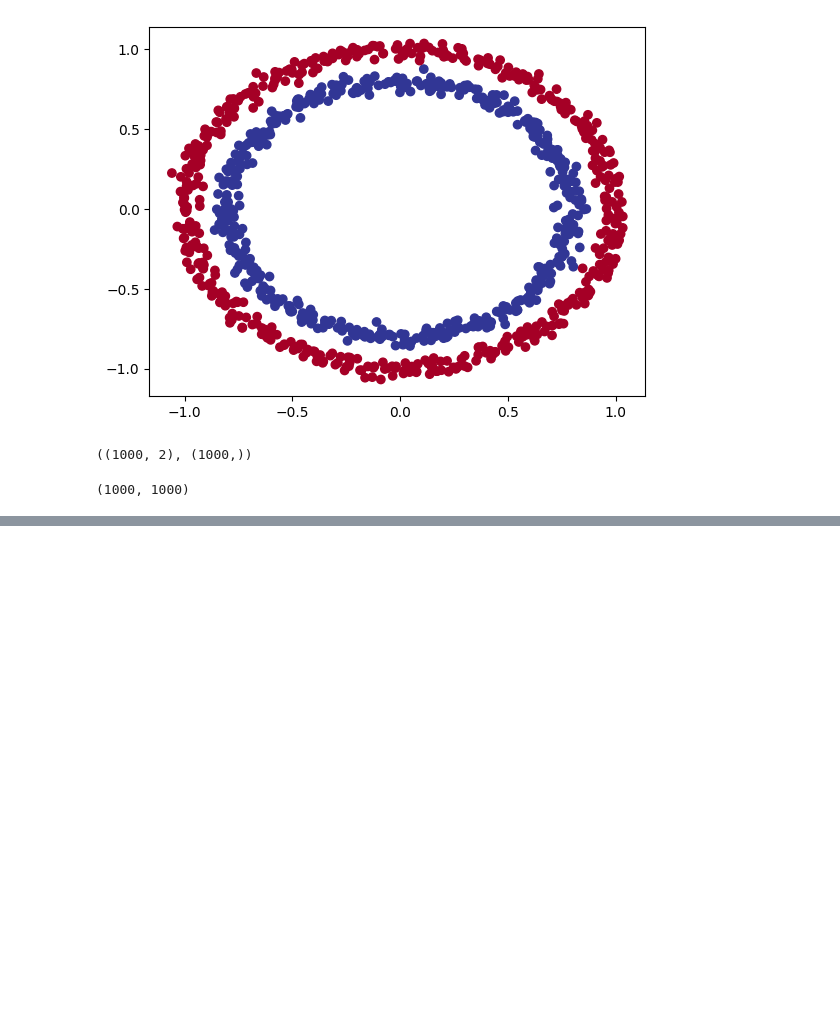
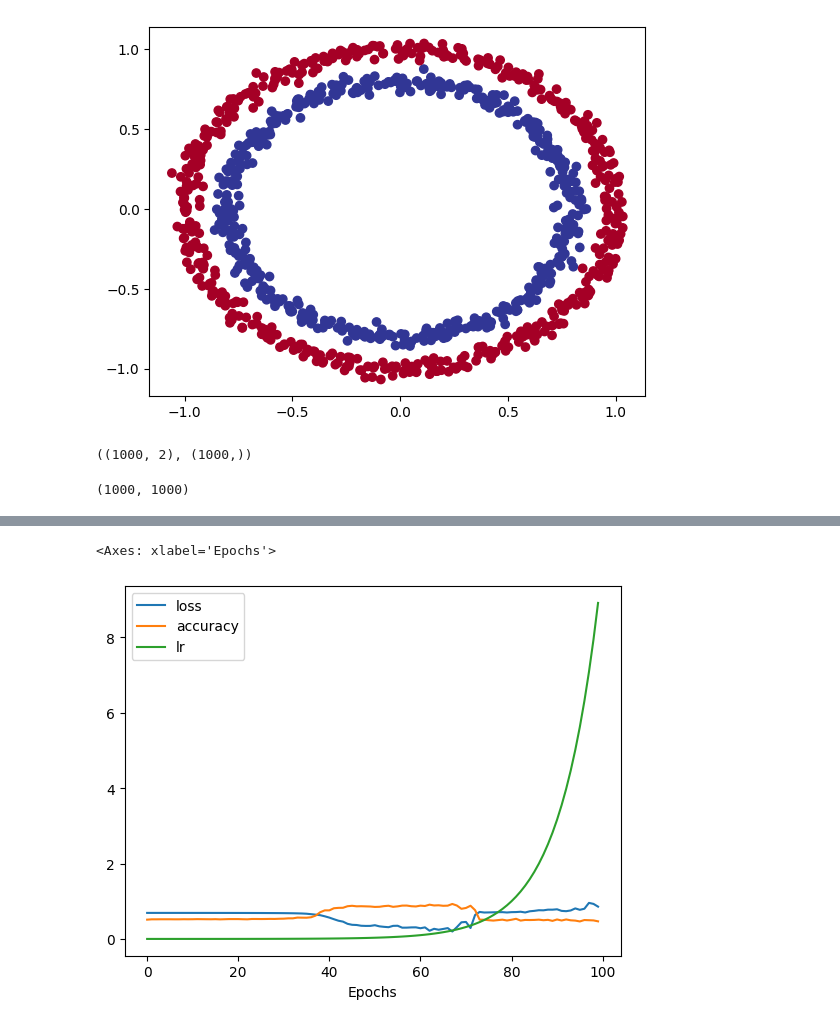
Before and after one commit to SoumiK-777/TensorFlow, a Jupyter notebook: module4_classification.ipynb, the cells around one changed output, grey strips where cells are left out. Saved outputs shown, nothing was run; the diff lists cells and outputs as text; code cells hidden in the pictures; blank space fills up the shorter version.

```diff
--- a/module4_classification.ipynb
+++ b/module4_classification.ipynb
@@ -242,0 +301,17 @@ doing binary classifcation...
+# %%
+tf.random.set_seed(42)
+
+#Same as model3
+model4=tf.keras.Sequential([
+    tf.keras.layers.Dense(4,activation="relu"),
+    tf.keras.layers.Dense(2,activation="relu"),
+    tf.keras.layers.Dense(1,activation="sigmoid")
+])
+
+model4.compile(loss=tf.keras.losses.BinaryCrossentropy(),
+               optimizer="Adam",
+               metrics=["accuracy"])
+
+lr_scheduler=tf.keras.callbacks.LearningRateScheduler(lambda epoch:1e-4 * 10 **(epoch/20))
+
+history2=model4.fit(X_train,y_train,epochs=100,callbacks=[lr_scheduler])
@@ -242,0 +336,5 @@ doing binary classifcation...
+# %%
+pd.DataFrame(history2.history).plot(xlabel="Epochs")
+# %% [output]
+<Axes: xlabel='Epochs'>
+[figure, added]
```
Also changed, not shown: parts of 50 cells of this notebook.
